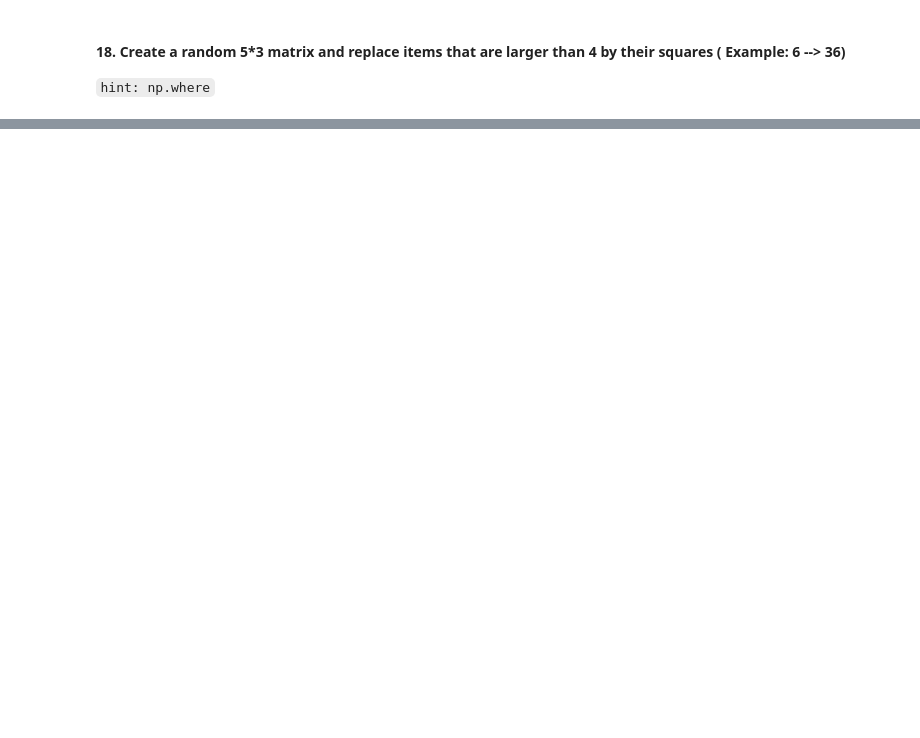
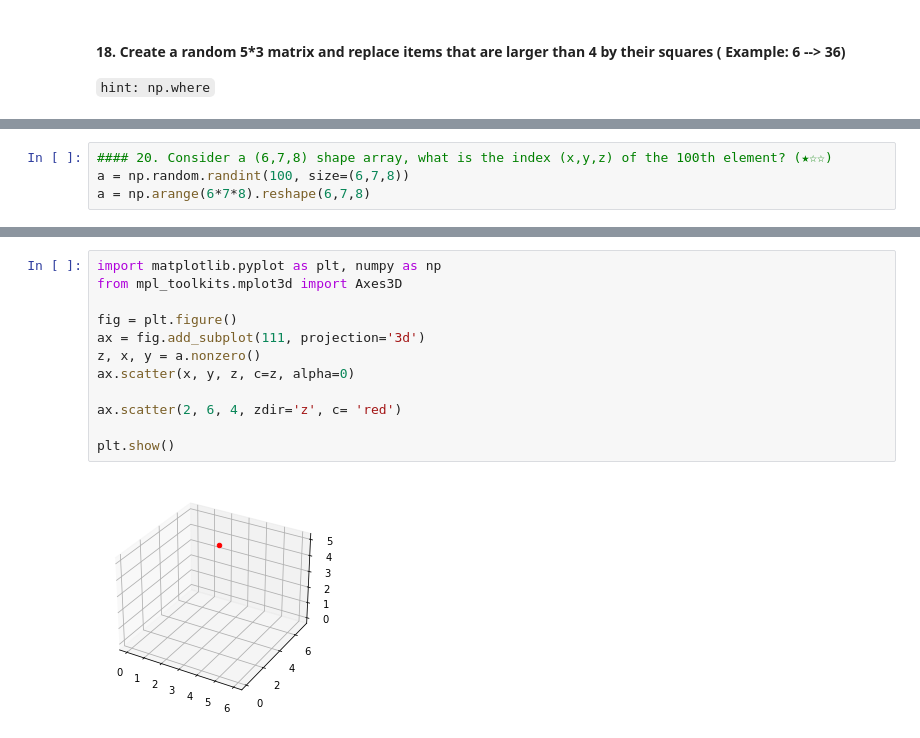
Before and after one commit to tommella90/TommasoLaboratories, a Jupyter notebook: w1d4_Numpy1.ipynb, the cells around one changed output, grey strips where cells are left out. Drawn from its saved outputs; the diff is of its cells as text; blank space fills up the shorter version.

```diff
--- a/w1d4_Numpy1.ipynb
+++ b/w1d4_Numpy1.ipynb
@@ -268,0 +383,4 @@ array([[ 1,  9, 16],
+# %%
+#### 20. Consider a (6,7,8) shape array, what is the index (x,y,z) of the 100th element? (★☆☆)
+a = np.random.randint(100, size=(6,7,8))
+a = np.arange(6*7*8).reshape(6,7,8)
@@ -268,0 +443,14 @@ array([[ 1,  9, 16],
+# %%
+import matplotlib.pyplot as plt, numpy as np
+from mpl_toolkits.mplot3d import Axes3D
+
+fig = plt.figure()
+ax = fig.add_subplot(111, projection='3d')
+z, x, y = a.nonzero()
+ax.scatter(x, y, z, c=z, alpha=0)
+
+ax.scatter(2, 6, 4, zdir='z', c= 'red')
+
+plt.show()
+# %% [output]
+[figure, added]
```
Also changed, not shown: parts of 31 cells of this notebook, 1 other file.
